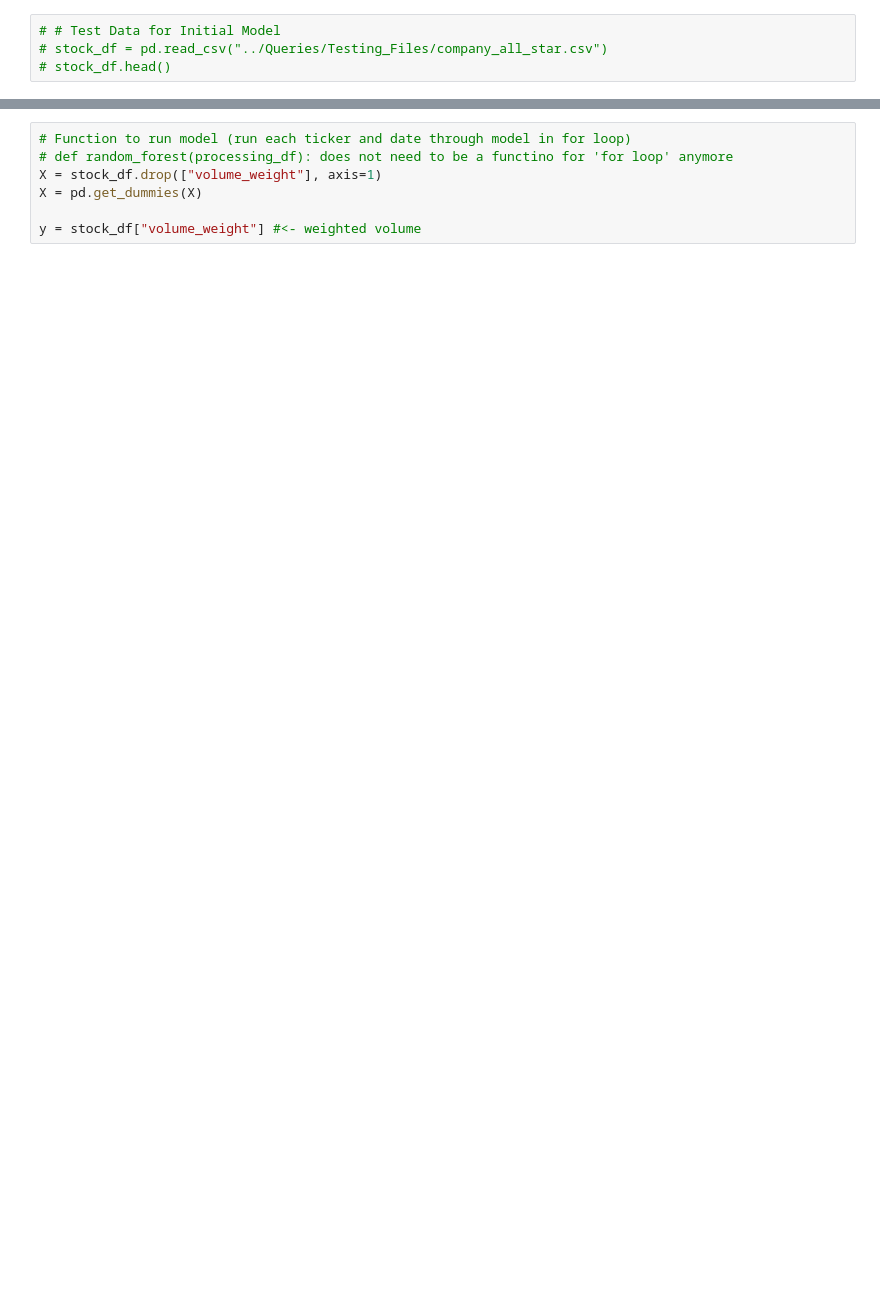
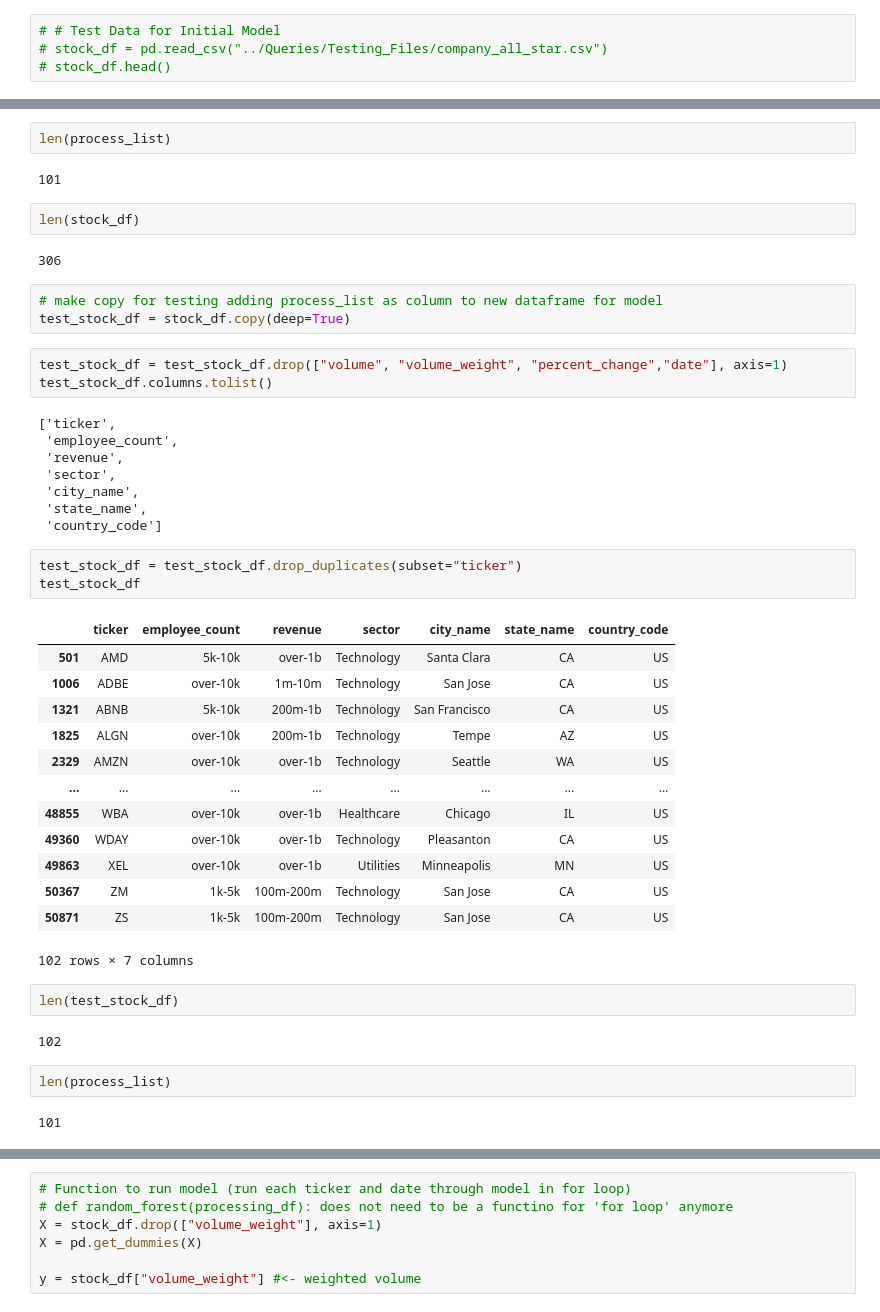
Before and after one commit to kjkubik/CompanyLocationAndStocks, a Jupyter notebook: source/random_forest_v2_DRAFT-1B-Copy1.ipynb, the cells around one changed output, grey strips where cells are left out. Saved outputs shown, nothing was run; the diff lists cells and outputs as text; blank space fills up the shorter version.

```diff
--- a/source/random_forest_v2_DRAFT-1B-Copy1.ipynb
+++ b/source/random_forest_v2_DRAFT-1B-Copy1.ipynb
@@ -175,0 +208,47 @@ stock_df[stock_cat].nunique().sum()
+# %%
+len(process_list)
+# %% [output]
+101
+# %%
+len(stock_df)
+# %% [output]
+306
+# %%
+# make copy for testing adding process_list as column to new dataframe for model
+test_stock_df = stock_df.copy(deep=True)
+# %%
+test_stock_df = test_stock_df.drop(["volume", "volume_weight", "percent_change","date"], axis=1)
+test_stock_df.columns.tolist()
+# %% [output]
+['ticker',
+ 'employee_count',
+ 'revenue',
+ 'sector',
+ 'city_name',
+ 'state_name',
+ 'country_code']
+# %%
+test_stock_df = test_stock_df.drop_duplicates(subset="ticker")
+test_stock_df
+# %% [output]
+|  | ticker | employee_count | revenue | sector | city_name | state_name | country_code |
+| 501 | AMD | 5k-10k | over-1b | Technology | Santa Clara | CA | US |
+| 1006 | ADBE | over-10k | 1m-10m | Technology | San Jose | CA | US |
+| 1321 | ABNB | 5k-10k | 200m-1b | Technology | San Francisco | CA | US |
+| 1825 | ALGN | over-10k | 200m-1b | Technology | Tempe | AZ | US |
+| 2329 | AMZN | over-10k | over-1b | Technology | Seattle | WA | US |
+| ... | ... | ... | ... | ... | ... | ... | ... |
+| 48855 | WBA | over-10k | over-1b | Healthcare | Chicago | IL | US |
+| 49360 | WDAY | over-10k | over-1b | Technology | Pleasanton | CA | US |
+| 49863 | XEL | over-10k | over-1b | Utilities | Minneapolis | MN | US |
+| 50367 | ZM | 1k-5k | 100m-200m | Technology | San Jose | CA | US |
+| 50871 | ZS | 1k-5k | 100m-200m | Technology | San Jose | CA | US |
+102 rows × 7 columns
+# %%
+len(test_stock_df)
+# %% [output]
+102
+# %%
+len(process_list)
+# %% [output]
+101
```
Also changed, not shown: parts of 31 cells of this notebook.
